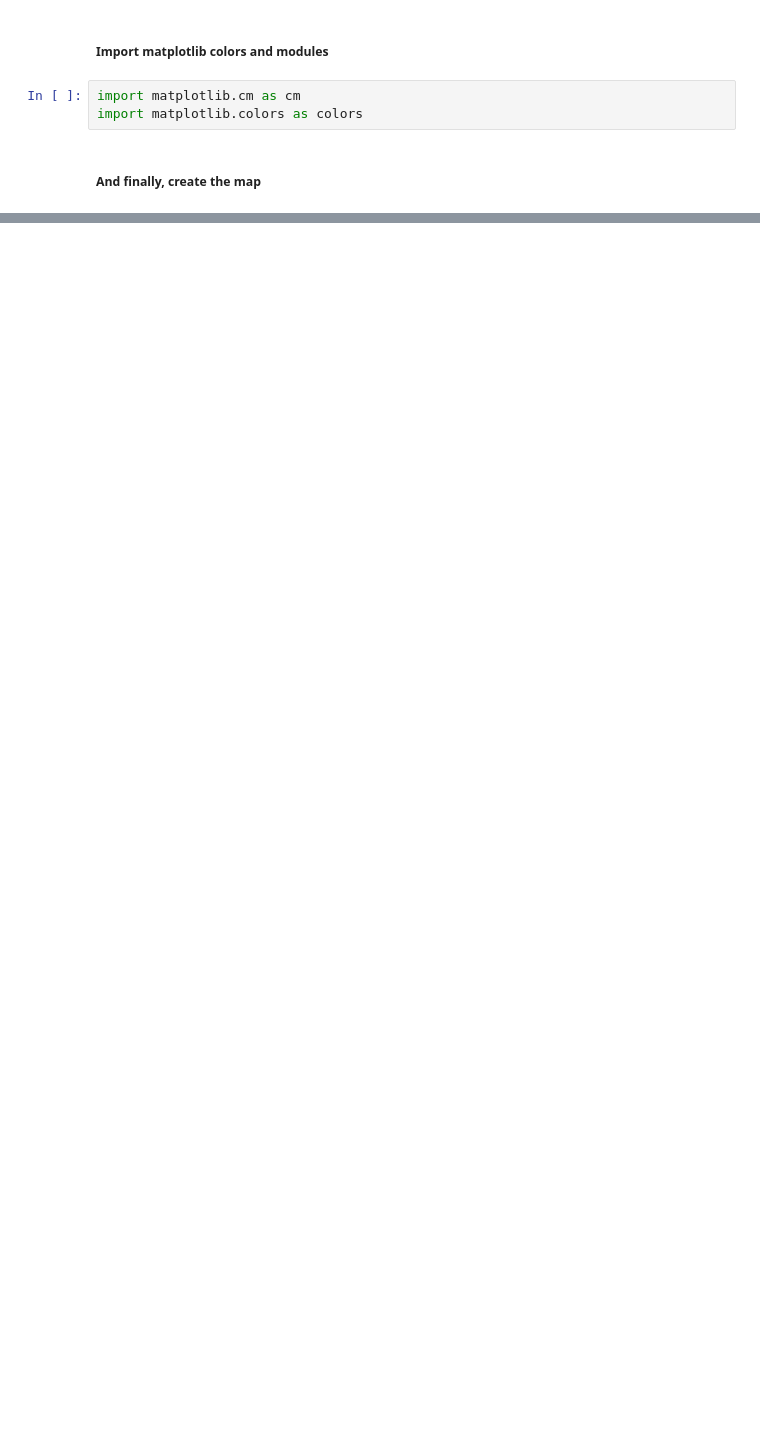
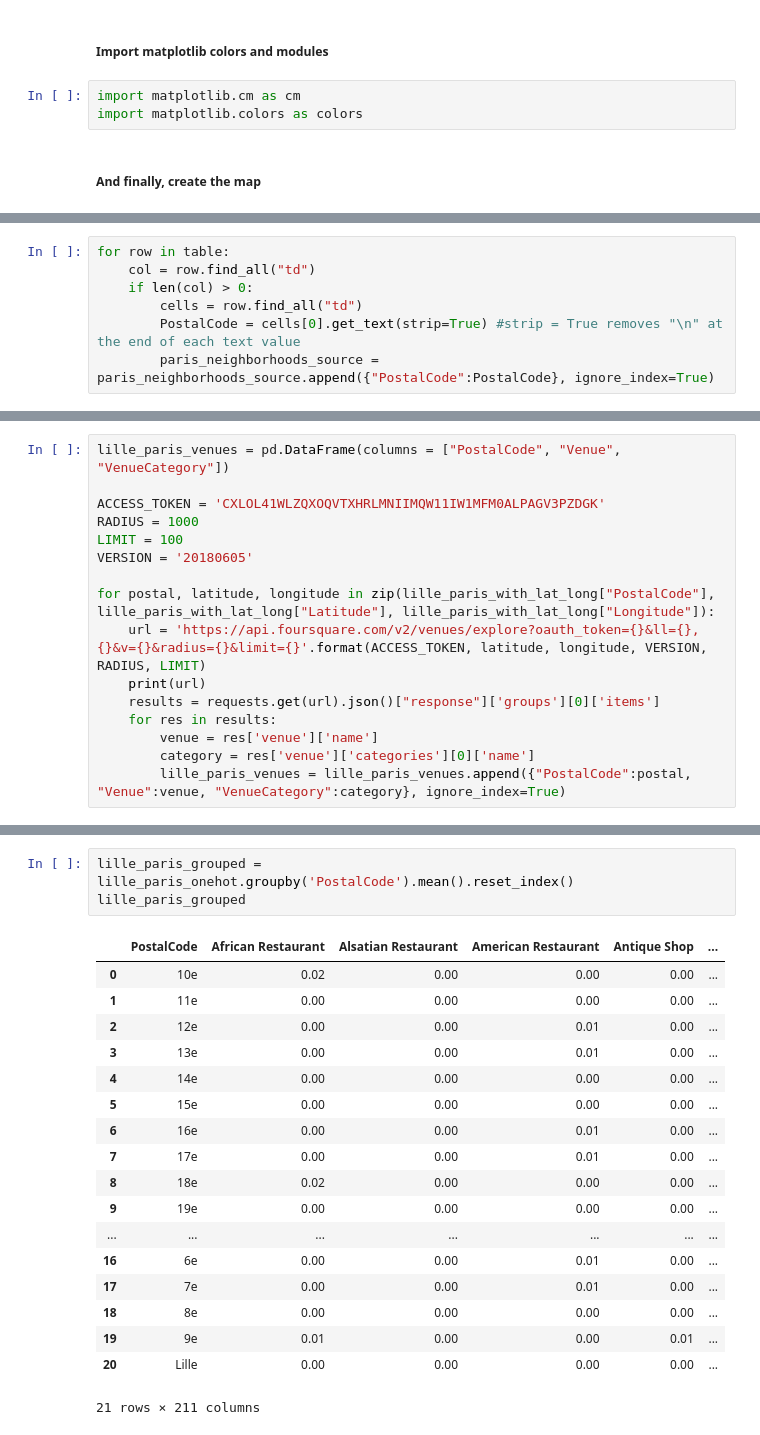
Before and after one commit to TheTibar/Coursera_Capstone, a Jupyter notebook: Capstone Notebook.ipynb, the cells around one changed output, grey strips where cells are left out. Cells and saved outputs as stored; diff of their text form; blank space fills up the shorter version.

```diff
--- a/Capstone Notebook.ipynb
+++ b/Capstone Notebook.ipynb
@@ -525,0 +580,7 @@ Toronto, Ontario  OK
+# %%
+for row in table:
+    col = row.find_all("td")
+    if len(col) > 0:
+        cells = row.find_all("td")
+        PostalCode = cells[0].get_text(strip=True) #strip = True removes "\n" at the end of each text value
+        paris_neighborhoods_source = paris_neighborhoods_source.append({"PostalCode":PostalCode}, ignore_index=True)
@@ -525,0 +721,16 @@ Toronto, Ontario  OK
+# %%
+lille_paris_venues = pd.DataFrame(columns = ["PostalCode", "Venue", "VenueCategory"])
+
+ACCESS_TOKEN = 'CXLOL41WLZQXOQVTXHRLMNIIMQW11IW1MFM0ALPAGV3PZDGK'
+RADIUS = 1000
+LIMIT = 100
+VERSION = '20180605'
+
+for postal, latitude, longitude in zip(lille_paris_with_lat_long["PostalCode"], lille_paris_with_lat_long["Latitude"], lille_paris_with_lat_long["Longitude"]):
+    url = 'https://api.foursquare.com/v2/venues/explore?oauth_token={}&ll={},{}&v={}&radius={}&limit={}'.format(ACCESS_TOKEN, latitude, longitude, VERSION, RADIUS, LIMIT)
+    print(url)
+    results = requests.get(url).json()["response"]['groups'][0]['items']
+    for res in results:
+        venue = res['venue']['name']
+        category = res['venue']['categories'][0]['name']
+        lille_paris_venues = lille_paris_venues.append({"PostalCode":postal, "Venue":venue, "VenueCategory":category}, ignore_index=True)
@@ -525,0 +830,22 @@ Toronto, Ontario  OK
+# %%
+lille_paris_grouped = lille_paris_onehot.groupby('PostalCode').mean().reset_index()
+lille_paris_grouped
+# %% [output]
+|  | PostalCode | African Restaurant | Alsatian Restaurant | American Restaurant | Antique Shop | ... |
+| 0 | 10e | 0.02 | 0.00 | 0.00 | 0.00 | ... |
+| 1 | 11e | 0.00 | 0.00 | 0.00 | 0.00 | ... |
+| 2 | 12e | 0.00 | 0.00 | 0.01 | 0.00 | ... |
+| 3 | 13e | 0.00 | 0.00 | 0.01 | 0.00 | ... |
+| 4 | 14e | 0.00 | 0.00 | 0.00 | 0.00 | ... |
+| 5 | 15e | 0.00 | 0.00 | 0.00 | 0.00 | ... |
+| 6 | 16e | 0.00 | 0.00 | 0.01 | 0.00 | ... |
+| 7 | 17e | 0.00 | 0.00 | 0.01 | 0.00 | ... |
+| 8 | 18e | 0.02 | 0.00 | 0.00 | 0.00 | ... |
+| 9 | 19e | 0.00 | 0.00 | 0.00 | 0.00 | ... |
+| ... | ... | ... | ... | ... | ... | ... |
+| 16 | 6e | 0.00 | 0.00 | 0.01 | 0.00 | ... |
+| 17 | 7e | 0.00 | 0.00 | 0.01 | 0.00 | ... |
+| 18 | 8e | 0.00 | 0.00 | 0.00 | 0.00 | ... |
+| 19 | 9e | 0.01 | 0.00 | 0.00 | 0.01 | ... |
+| 20 | Lille | 0.00 | 0.00 | 0.00 | 0.00 | ... |
+21 rows × 211 columns
```
Also changed, not shown: parts of 63 cells of this notebook.
